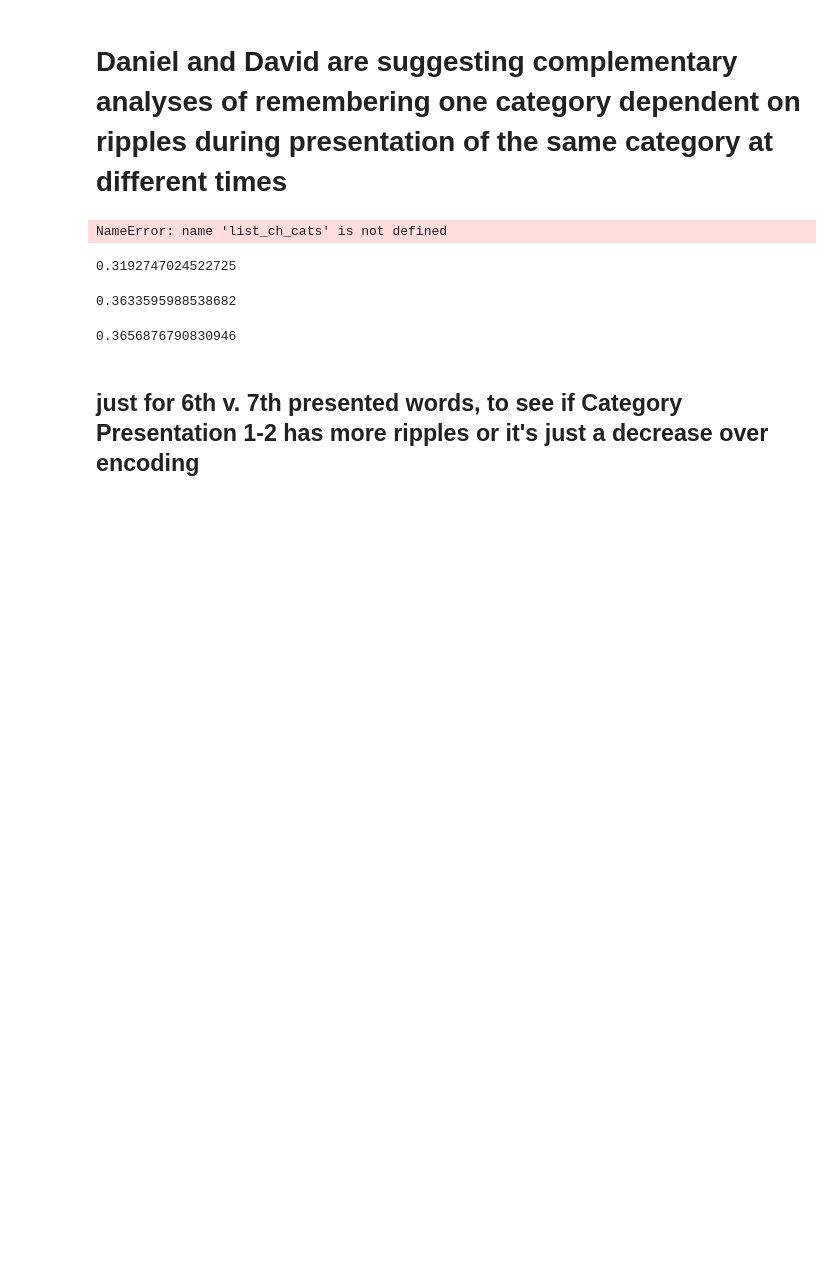
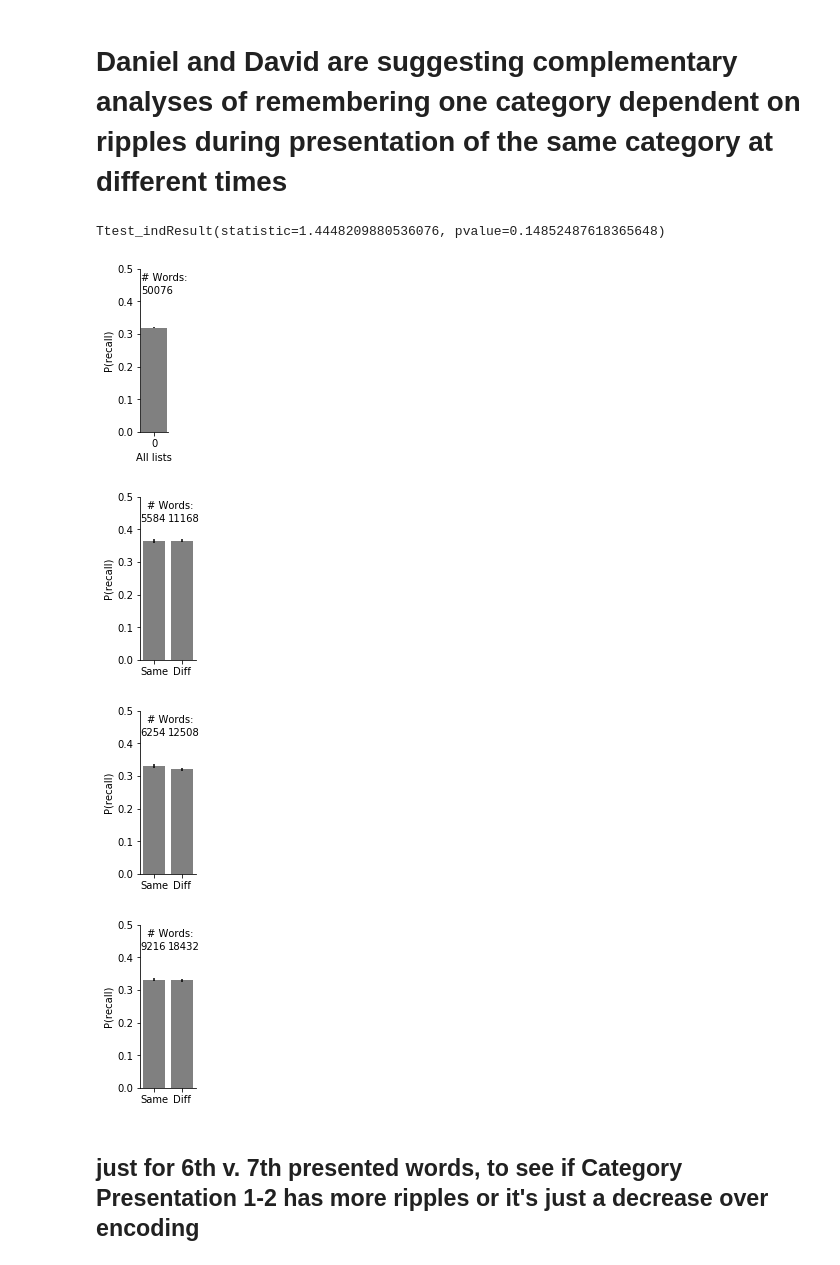
Before and after one commit to jjsakon/SWR, a Jupyter notebook: code/SWRanalysisClustering-encodingLoad.ipynb, the cells around one changed output. Saved outputs shown, nothing was run; the diff lists cells and outputs as text; code cells hidden in the pictures; blank space fills up the shorter version.

```diff
--- a/code/SWRanalysisClustering-encodingLoad.ipynb
+++ b/code/SWRanalysisClustering-encodingLoad.ipynb
@@ -750,10 +753,6 @@ SEs created!
 [figure]
 # %% [markdown]
 # Daniel and David are suggesting complementary analyses of remembering one category dependent on ripples during presentation of the same category at different times
-# %%
-findInd(list_ch_cats==3)
-# %% [output]
-NameError: name 'list_ch_cats' is not defined
 # %%
 # first let's get the set of trials where a ripple happened on the second category presentation
 # (the 3rd and 4th words from a category)
@@ -793,11 +809,71 @@ for sess in session_names:
-# %%
-sum(word_correct_array)/len(word_correct_array)
-np.mean(cat_3_12_same)
-np.mean(cat_3_12_diff)
-# %% [output]
-0.3192747024522725
-0.3633595988538682
-0.3656876790830946
+# %%
+figSub,axSub = plt.subplots(1,1, figsize=(0.5,3))
+axSub.bar( 0, np.mean(word_correct_array),
+              yerr = seFromProp(sum(word_correct_array),len(word_correct_array)),color = (0.5,0.5,0.5))
+yticks(np.arange(0,0.501,0.1))
+xticks(np.arange(0,1,1))
+ylim(0,0.5)
+ylabel('P(recall)')
+xlabel('All lists')
+axSub.spines['top'].set_visible(False)
+axSub.spines['right'].set_visible(False)
+text(-0.4,0.465,'# Words:')
+text(-0.4,0.425,len(word_correct_array))
+
+
+figSub,axSub = plt.subplots(1,1, figsize=(1,3))
+axSub.bar( [0,1], [np.mean(cat_3_12_same),np.mean(cat_3_12_diff)],
+              yerr = [seFromProp(sum(cat_3_12_same),len(cat_3_12_same)),seFromProp(sum(cat_3_12_diff),len(cat_3_12_diff))],
+                      color = (0.5,0.5,0.5))
+yticks(np.arange(0,0.501,0.1))
+xticks(np.arange(0,1.01,1))
+axSub.set_xticklabels(['Same','Diff'])
+ylim(0,0.5)
+ylabel('P(recall)')
+axSub.spines['top'].set_visible(False)
+axSub.spines['right'].set_visible(False)
+text(-0.24,0.465,'# Words:')
+text(-0.5,0.425,len(cat_3_12_same))
+text(0.5,0.425,len(cat_3_12_diff))
+
+
+figSub,axSub = plt.subplots(1,1, figsize=(1,3))
+axSub.bar( [0,1], [np.mean(cat_2_34_same),np.mean(cat_2_34_diff)],
+              yerr = [seFromProp(sum(cat_2_34_same),len(cat_2_34_same)),seFromProp(sum(cat_3_12_diff),len(cat_3_12_diff))],
+                      color = (0.5,0.5,0.5))
+yticks(np.arange(0,0.501,0.1))
+xticks(np.arange(0,1.01,1))
+axSub.set_xticklabels(['Same','Diff'])
+ylim(0,0.5)
+ylabel('P(recall)')
+axSub.spines['top'].set_visible(False)
+axSub.spines['right'].set_visible(False)
+text(-0.24,0.465,'# Words:')
+text(-0.5,0.425,len(cat_2_34_same))
+text(0.5,0.425,len(cat_2_34_diff))
+print(stats.ttest_ind(cat_2_34_same,cat_2_34_diff))
+
+
+figSub,axSub = plt.subplots(1,1, figsize=(1,3))
+axSub.bar( [0,1], [np.mean(cat_1_234_same),np.mean(cat_1_234_diff)],
+              yerr = [seFromProp(sum(cat_1_234_same),len(cat_1_234_same)),seFromProp(sum(cat_1_234_diff),len(cat_1_234_diff))],
+                      color = (0.5,0.5,0.5))
+yticks(np.arange(0,0.501,0.1))
+xticks(np.arange(0,1.01,1))
+axSub.set_xticklabels(['Same','Diff'])
+ylim(0,0.5)
+ylabel('P(recall)')
+axSub.spines['top'].set_visible(False)
+axSub.spines['right'].set_visible(False)
+text(-0.24,0.465,'# Words:')
+text(-0.5,0.425,len(cat_1_234_same))
+text(0.5,0.425,len(cat_1_234_diff));
+# %% [output]
+Ttest_indResult(statistic=1.4448209880536076, pvalue=0.14852487618365648)
+[figure, added]
+[figure, added]
+[figure, added]
+[figure, added]
 # %% [markdown]
 ## just for 6th v. 7th presented words, to see if Category Presentation 1-2 has more ripples or it's just a decrease over encoding
 # %%
```
Also changed, not shown: parts of 3 cells of this notebook, 2 other files.
